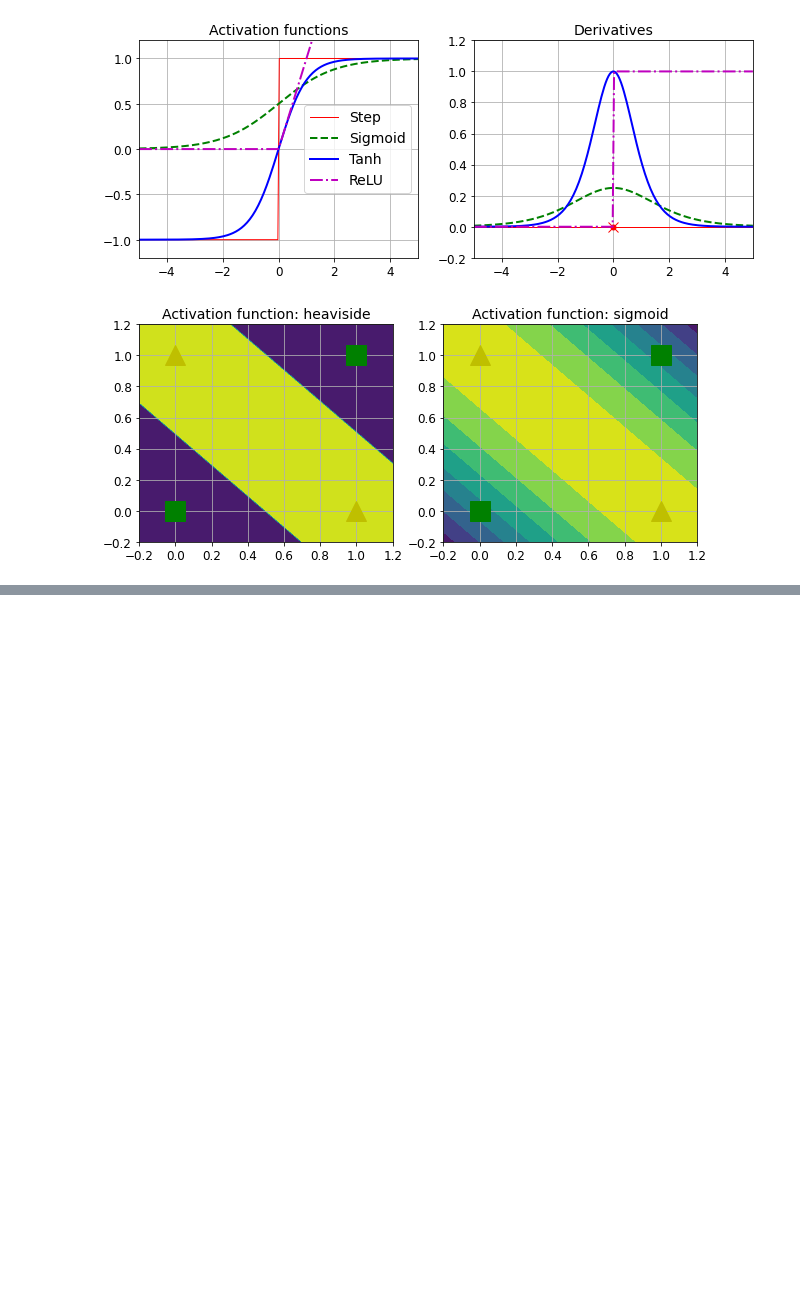
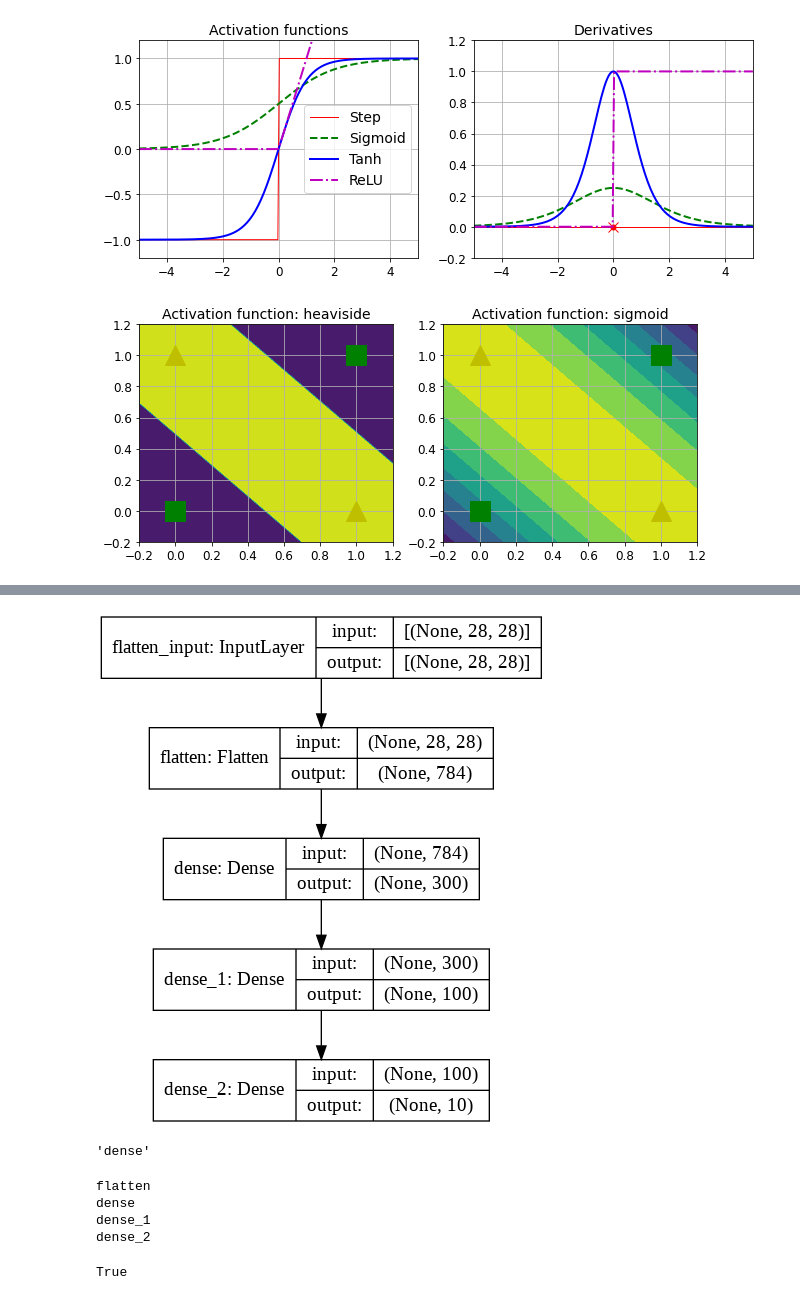
Before and after one commit to jeeHwon/ml, a Jupyter notebook: HandsOn_Study/10_neural_nets.ipynb, the cells around one changed output, grey strips where cells are left out. Cells and saved outputs as stored; diff of their text form; code cells hidden in the pictures; blank space fills up the shorter version.

```diff
--- a/HandsOn_Study/10_neural_nets.ipynb
+++ b/HandsOn_Study/10_neural_nets.ipynb
@@ -174,0 +263,8 @@ array([[-0.2       , -0.18585859, -0.17171717, ...,  1.17171717,
+# %%
+# 모델에 추가안하고 만드는 방법
+model = keras.models.Sequential([
+    keras.layers.Flatten(input_shape=[28, 28]),
+    keras.layers.Dense(300, activation="relu"),
+    keras.layers.Dense(100, activation="relu"),
+    keras.layers.Dense(10, activation="softmax")
+])
@@ -174,0 +299,23 @@ array([[-0.2       , -0.18585859, -0.17171717, ...,  1.17171717,
+# %%
+# 모델 구조를 이미지로 출력
+keras.utils.plot_model(model, "my_fashion_mnist_model.png", show_shapes=True)
+# %% [output]
+[figure, added]
+# %%
+# 모델에 있는 층의 리스트 인덱스로 선택 가능
+hidden1 = model.layers[1]
+hidden1.name
+# %% [output]
+'dense'
+# %%
+# 이름으로 직접 층 선택도 가능
+for i in range(len(model.layers)):
+  print(model.layers[i].name)
+
+model.get_layer(hidden1.name) is hidden1
+# %% [output]
+flatten
+dense
+dense_1
+dense_2
+True
```
Also changed, not shown: parts of 26 cells of this notebook.
